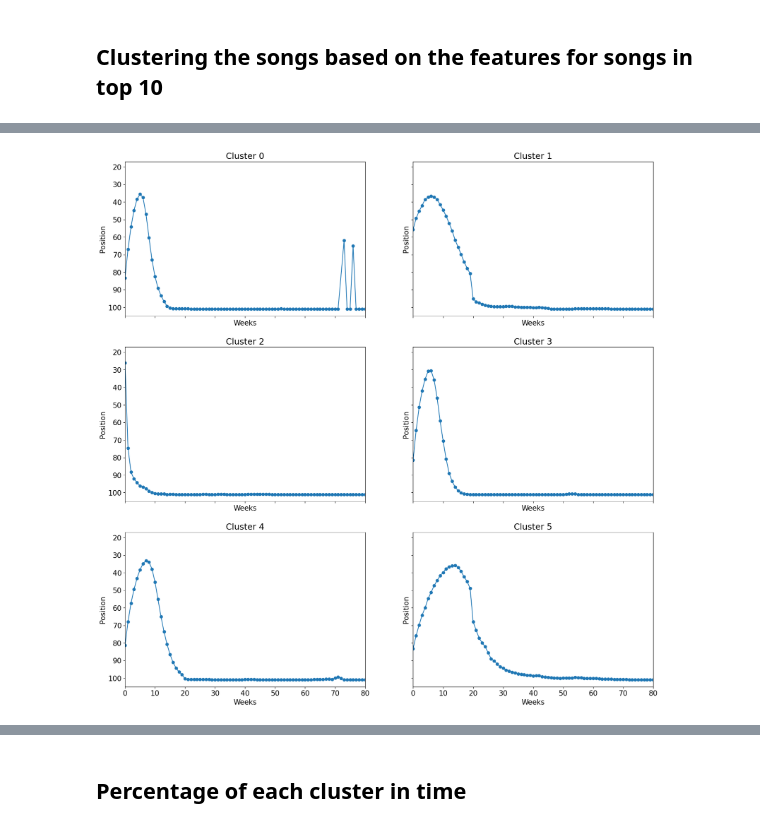
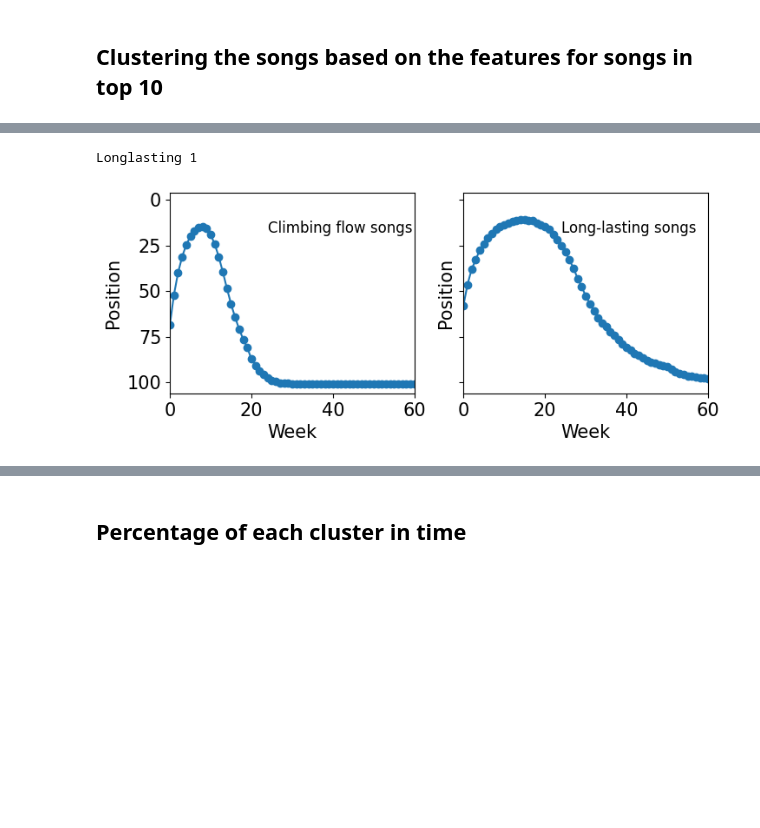
Before and after one commit to martalech/pop_charts_dynamics, a Jupyter notebook: trajectories_analysis/features_clustering_top10.ipynb, the cells around one changed output, grey strips where cells are left out. Cells and saved outputs as stored; diff of their text form; code cells hidden in the pictures; blank space fills up the shorter version.

Commit message:
Added trajectories analysis for top 10

```diff
--- a/trajectories_analysis/features_clustering_top10.ipynb
+++ b/trajectories_analysis/features_clustering_top10.ipynb
@@ -22,7 +22,7 @@ billboard_hot_100 = pd.read_csv("../billboard_hot_100.csv")
 billboard_hot_100["first_day_of_the_week"] = pd.to_datetime(billboard_hot_100["first_day_of_the_week"],
                                                             infer_datetime_format=True)
 billboard_hot_100["year"] = billboard_hot_100["first_day_of_the_week"].dt.year
-
+billboard_hot_100 = billboard_hot_100[(billboard_hot_100["year"] >= 1959) & (billboard_hot_100["year"] <= 2022)]
 billboard_hot_100.head()
 # %% [output]
 |  | Unnamed: 0 | first_day_of_the_week | artist | song_name | position | last_week_position | peak_position | ... |
@@ -120,7 +142,7 @@ plt.show()
 scaler = StandardScaler()
 X = scaler.fit_transform(billboard_hot_100[features])
 
-model = KMeans(n_clusters=6, n_init="auto")
+model = KMeans(n_clusters=2, n_init="auto")
 model.fit(X)
 
 y_clusters = model.predict(X)
@@ -131,6 +153,25 @@ billboard_hot_100_new = billboard_hot_100[["artist", "song_name", "cluster"]].me
 from numpy import unique
 
 unique_clusters = unique(y_clusters)
+# %%
+# classify clusters
+cluster_statistics = {}
+
+for cluster in unique_clusters:
+    songs_from_cluster = billboard_hot_100_new[billboard_hot_100_new['cluster'] == cluster].copy()
+    cluster_statistics[cluster] = songs_from_cluster[["weeks_on_chart", "past_weeks", "future_weeks", "first_position", "last_position", "top_position"]].describe()
+
+longlasting_cluster = np.argmax([cluster_statistics[i].loc['75%'].loc["weeks_on_chart"] for i in unique_clusters])
+print("Longlasting " + str(longlasting_cluster))
+# %% [output]
+Longlasting 1
+# %%
+def map_cluster_name(cluster_nr):
+    if cluster_nr == longlasting_cluster:
+        return "Long-lasting songs"
+    return "Climbing flow songs"
+
+billboard_hot_100_new["cluster"] = billboard_hot_100_new["cluster"].map(lambda x: map_cluster_name(x))
 # %%
 rows_to_add = []
 
@@ -167,36 +208,34 @@ billboard_100_with_empty_weeks = pd.concat([billboard_hot_100_new[["artist", "so
     "max_weeks_on_chart", "cluster"]], pd.DataFrame(rows_to_add)], ignore_index=True)
 billboard_100_with_empty_weeks["first_week"] = billboard_100_with_empty_weeks.groupby(["artist", "song_name"])["first_day_of_the_week"].transform("min")
 # %%
-fig, axes = plt.subplots(math.ceil(len(unique_clusters)/2), 2, figsize=(20, 20), sharex=True, sharey=True)
+fig, axes = plt.subplots(math.ceil(len(unique_clusters)/2), 2, figsize=(8, 3), sharex=True, sharey=True)
 row_i, col_i = 0, 0
+unique_clusters = unique(billboard_100_with_empty_weeks['cluster'])
 
 for cluster in tqdm(unique_clusters):
     songs_from_cluster = billboard_100_with_empty_weeks[billboard_100_with_empty_weeks['cluster'] == cluster].copy()
 
     min_first_week = songs_from_cluster["first_day_of_the_week"].min().to_pydatetime()
 
     songs_from_cluster["first_day_of_the_week"] = songs_from_cluster.apply(lambda row:
         int(((min_first_week + timedelta(
                 days=(row["first_day_of_the_week"] - row["first_week"]).days)) - min_first_week).days / 7), axis=1)
 
     songs_from_cluster.set_index("first_day_of_the_week", inplace=True)
 
-    axes[row_i, col_i].plot(songs_from_cluster.groupby("first_day_of_the_week")["position"].mean(),
+    axes[col_i].plot(songs_from_cluster.groupby("first_day_of_the_week")["position"].mean(),
             marker='o')
 
-    axes[row_i, col_i].set_title(f"Cluster {cluster}")
-    axes[row_i, col_i].set_xlabel("Weeks")
-    axes[row_i, col_i].set_ylabel("Position")
+    axes[col_i].text(0.4, 0.8, f"{cluster}", transform=axes[col_i].transAxes, fontsize=12)
+    axes[col_i].set_xlabel("Week")
+    axes[col_i].set_ylabel("Position")
 
     col_i += 1
-    if col_i == 2:
-        col_i = 0
-        row_i += 1
 
-plt.xlim(0, 80)
+plt.xlim(0, 60)
 plt.gca().invert_yaxis()
-plt.savefig(f"figures/average_cluster_trajectories_top_{TOP_POSITION}.pdf", format="pdf")
+plt.savefig(f"figures/average_cluster_trajectories_top_{TOP_POSITION}.pdf", format="pdf", bbox_inches='tight')
 plt.show()
 # %% [output]
-[figure, old version]
+[figure, new version]
 # %%
```
Also changed, not shown: parts of 9 cells of this notebook, 10 other files.
